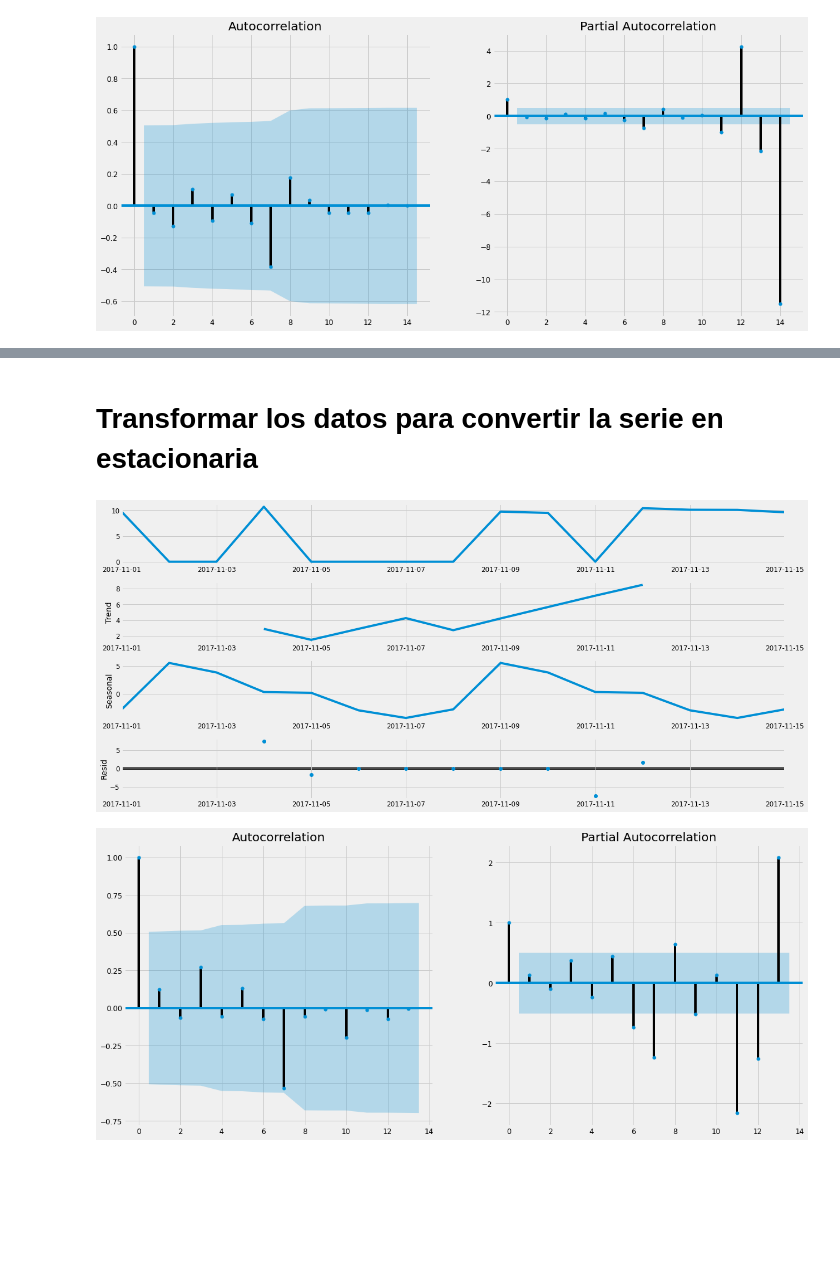
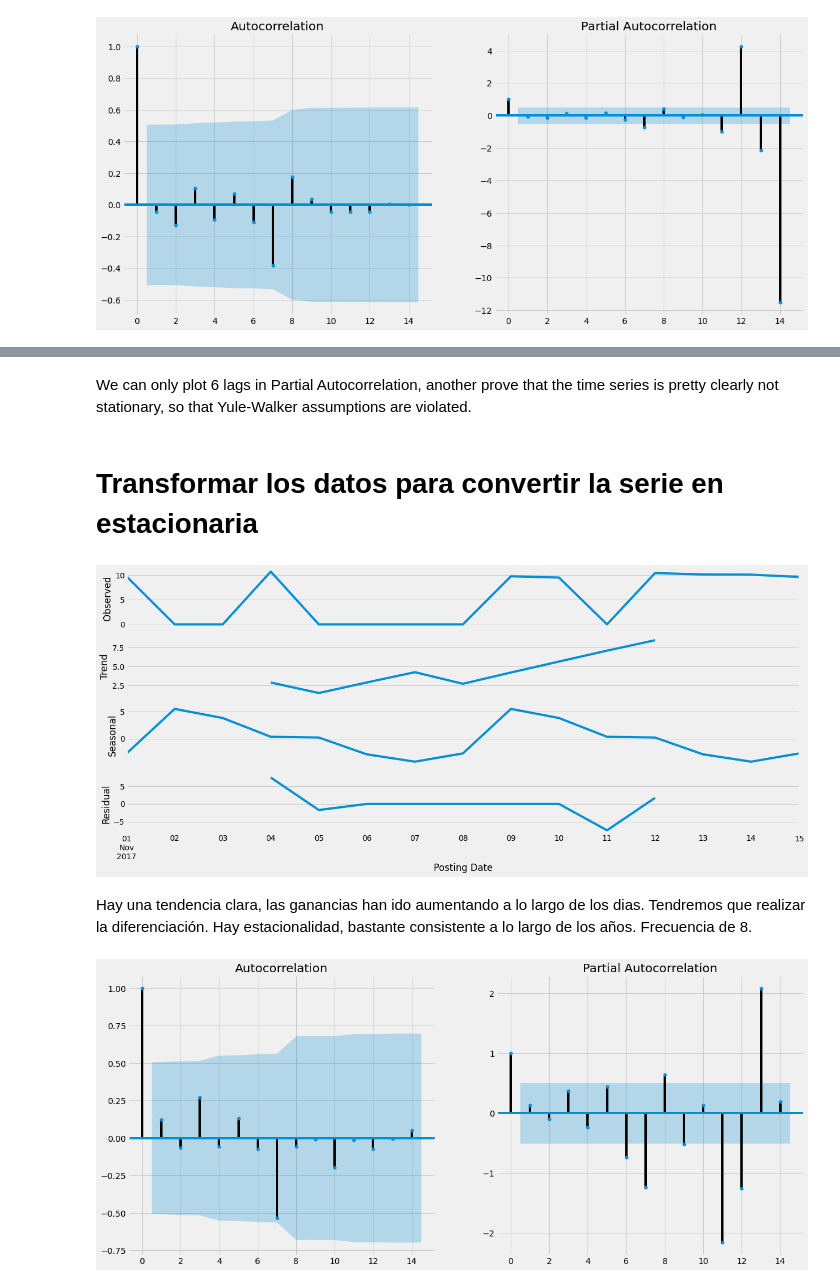
Before and after one commit to jesusllorens79/5154, a Jupyter notebook: forecasting.ipynb, the cells around one changed output, grey strips where cells are left out. Saved outputs shown, nothing was run; the diff lists cells and outputs as text; code cells hidden in the pictures; blank space fills up the shorter version.

```diff
--- a/forecasting.ipynb
+++ b/forecasting.ipynb
@@ -10,13 +12,13 @@ plt.style.use('fivethirtyeight')
 
 import statsmodels.api as sm
 import matplotlib
-matplotlib.rcParams['axes.labelsize'] = 14
-matplotlib.rcParams['xtick.labelsize'] = 12
-matplotlib.rcParams['ytick.labelsize'] = 12
+from pylab import rcParams
+rcParams['figure.figsize'] = (10, 6)
+
 matplotlib.rcParams['text.color'] = 'k'
 # %%
-daily_sales = pd.read_excel('.\data\Exercise - Daily Sales - FOR CANDIDATE-SENT - SHORT.xlsx', sheet_name = 1,
-                   parse_dates=['Posting Date'])
+daily_sales = pd.read_excel('Exercise - Daily Sales - FOR CANDIDATE-SENT - SHORT.xlsx', sheet_name = 1,
+                            parse_dates=['Posting Date'])
 # %% [markdown]
 Necesita generar una primera previsión para las ventas de todo el mes de noviembre de 2017 el 15 de noviembre (el 15 de noviembre es un día laborable). Para esta previsión a partir del 15 de noviembre, no puede utilizar el valor de las ventas diarias del 16 de noviembre o posteriores, ya que obviamente no habrían estado disponibles a partir del 15 de noviembre (
 # %%
@@ -119,3 +110,5 @@ plt.show()
+# %% [markdown]
+We can only plot 6 lags in Partial Autocorrelation, another prove that the time series is pretty clearly not stationary, so that Yule-Walker assumptions are violated.
 # %% [markdown]
 # Transformar los datos para convertir la serie en estacionaria
 # %%
@@ -131,16 +124,19 @@ rcParams['figure.figsize'] = 18, 8
 decomposition = sm.tsa.seasonal_decompose(logy, model='additive')
 fig = decomposition.plot()
 # %% [output]
-[figure, old version]
+[figure, new version]
+# %% [markdown]
+Hay una tendencia clara, las ganancias han ido aumentando a lo largo de los dias. Tendremos que realizar la diferenciación.
+Hay estacionalidad, bastante consistente a lo largo de los años. Frecuencia de 8.
 # %%
 from statsmodels.graphics.tsaplots import plot_acf, plot_pacf
 fig = plt.figure()
 ax1 = fig.add_subplot(121)
-plot_acf(logy, lags=13, ax=ax1)
+plot_acf(logy, lags=14, ax=ax1)
 ax2 = fig.add_subplot(122)
-plot_pacf(logy, lags=13, ax=ax2)
+plot_pacf(logy, lags=14, ax=ax2)
 plt.show()
 # %% [output]
-[figure, old version]
+[figure, new version]
 # %%
 import itertools
```
Also changed, not shown: parts of 25 cells of this notebook.
